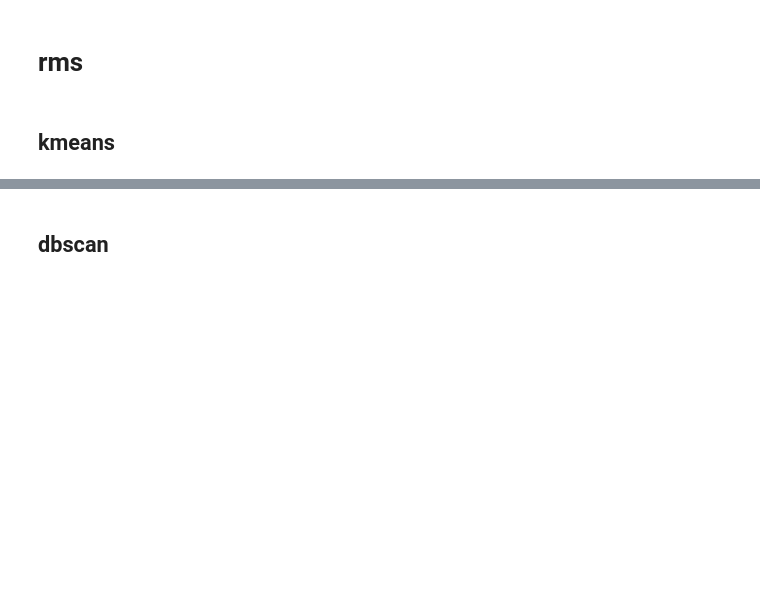
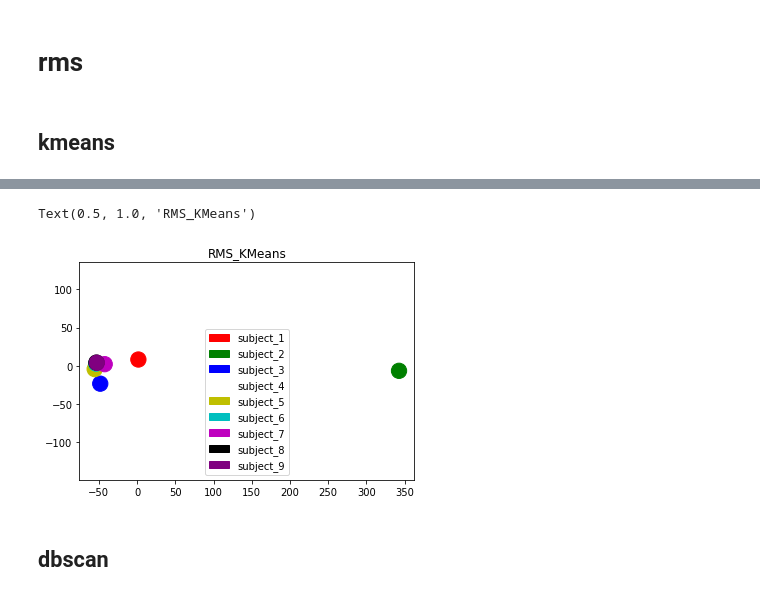
Before and after one commit to colorfulclouds/application_assignment, a Jupyter notebook: EEG-BCI/graduate/graph/cluster/cluster_lda_g.ipynb, the cells around one changed output, grey strips where cells are left out. Cells and saved outputs as stored; diff of their text form; code cells hidden in the pictures; blank space fills up the shorter version.

Commit message:
cluster center

```diff
--- a/EEG-BCI/graduate/graph/cluster/cluster_lda_g.ipynb
+++ b/EEG-BCI/graduate/graph/cluster/cluster_lda_g.ipynb
@@ -119,0 +121,9 @@ l_r_k = np.array([[[-6.78293783e+00 -7.01725835e+00]
+# %%
+'''
+得到每一个受试者所有会话的聚类中心的平均值
+'''
+center = []
+for i in range(9):
+    center.append(np.mean(l_r_k[:,i,:] , axis=0))
+
+center = np.array(center)
@@ -120,3 +142,40 @@ l_r_k = np.array([[[-6.78293783e+00 -7.01725835e+00]
+# %%
+fig , ax = plt.subplots()
+#plt.xlim((-25000,180000))
+#plt.ylim((-10000,40000))
+plt.axis('equal')
+plt.scatter(center[:,0] , center[:,1])
+
+'''
+绘制以的圆
+9个受试者 9个圆
+'''
+
+
+def get_farest(cc , pp):
+    max_distance = 0.0
+
+    for i in range(10):
+        distance = np.square(cc[0] - pp[i][0])+np.square(cc[1] - pp[i][1])
+        if distance > max_distance:
+            max_distance = distance
+
+    return np.sqrt(max_distance)
+
+colors = ['r','g','b','w','y','c','m','k','purple']
+labels=['subject_1', 'subject_2', 'subject_3', 'subject_4', 'subject_5', 'subject_6', 'subject_7', 'subject_8', 'subject_9']
+
+for i in range(9):
+    #radius = get_farest(center[i] , p_r_k[:,i,:])
+    radius = 10
+    circle = mpathes.Circle(center[i] , radius=radius , fill=True ,color=colors[i], label=labels[i])
+    ax.add_patch(circle)
+
+plt.legend()
+plt.title('RMS_KMeans')
+# %% [output]
+Text(0.5, 1.0, 'RMS_KMeans')
+[figure, added]
 # %% [markdown]
 ## dbscan
 # %%
```
Also changed, not shown: parts of 3 cells of this notebook, 2 other files.
